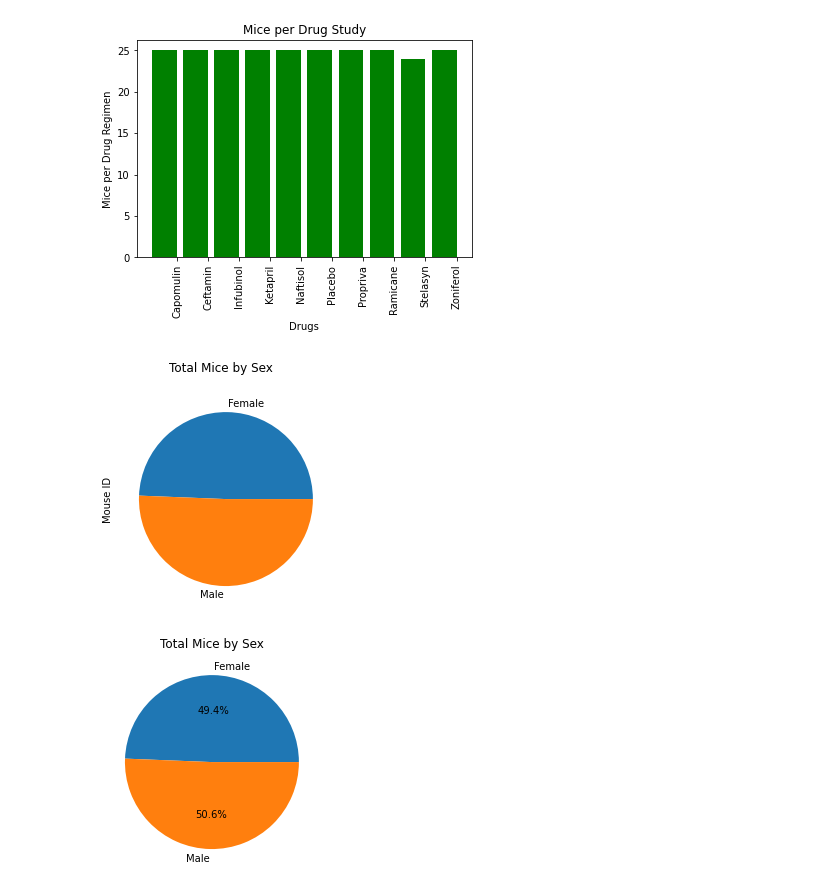
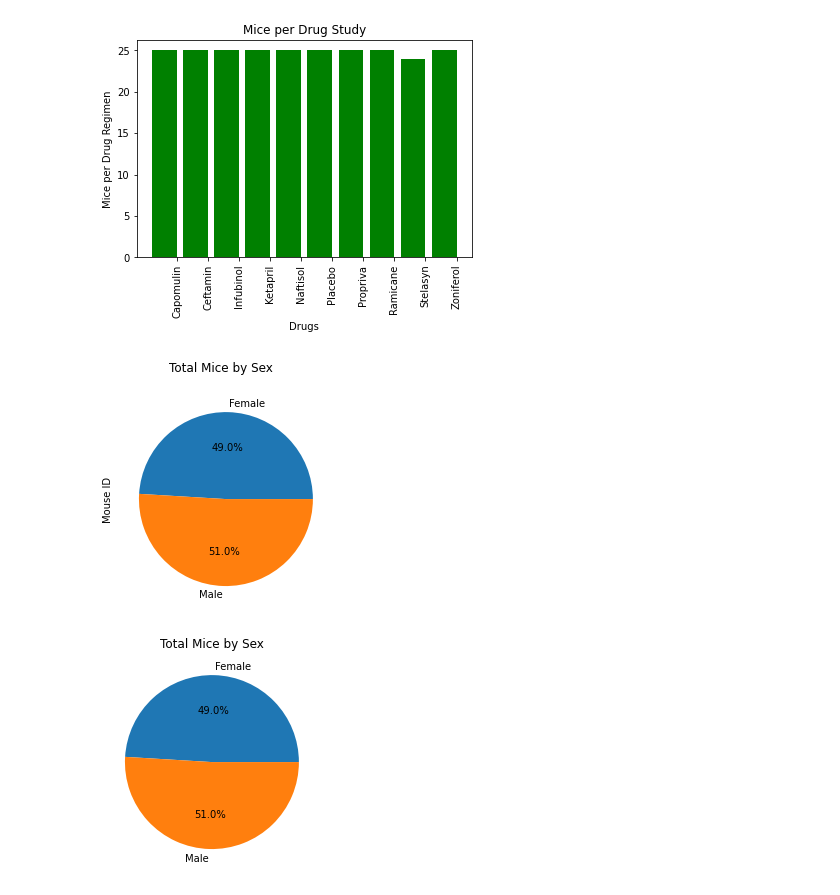
Before and after one commit to travisb98/Plotting_Pharmaceutical_Data, a Jupyter notebook: Pymaceuticals/pymaceuticals_starter.ipynb, the cells around one changed output. Cells and saved outputs as stored; diff of their text form; code cells hidden in the pictures.

Commit message:
realized i was droping duplicate rows instead of dropping rows associated with that specific mouse, fixed this problem.

```diff
--- a/Pymaceuticals/pymaceuticals_starter.ipynb
+++ b/Pymaceuticals/pymaceuticals_starter.ipynb
@@ -49,7 +49,11 @@ duplicate_mice
 | 137 | g989 | 0 | 45.0 | 0 | Propriva | Female | 21 | ... |
 # %%
 # Create a clean DataFrame by dropping the duplicate mouse by its ID.
-study_and_mouse_working=study_and_mouse_original.drop_duplicates(keep="first")
+# creates a dataframe of the rows that need to be dropped
+mice_to_drop=study_and_mouse_original.loc[study_and_mouse_original["Mouse ID"]=='g989',:]
+
+#drops rows based on index
+study_and_mouse_working=study_and_mouse_original.drop(labels=mice_to_drop.index,axis=0)
 study_and_mouse_working
 # %% [output]
 |  | Mouse ID | Timepoint | Tumor Volume (mm3) | Metastatic Sites | Drug Regimen | Sex | Age_months | ... |
@@ -153,11 +157,11 @@ plt.show()
 # %%
 # Generate a pie plot showing the distribution of female versus male mice using pandas
 
 #need to figure out how to remove "Mouse ID" from the graph and add the percentage
 sex_gbo=study_and_mouse_working.groupby("Sex")[['Mouse ID']].count()
-sex_pie=sex_gbo.plot(kind="pie",subplots="True",title=("Total Mice by Sex"),legend=False)
+sex_pie=sex_gbo.plot(kind="pie",subplots="True",title=("Total Mice by Sex"),legend=False,autopct="%1.1f%%")
 # %% [output]
-[figure, old version]
+[figure, new version]
 # %%
 # Generate a pie plot showing the distribution of female versus male mice using pyplot
 gender_gbo=study_and_mouse_working.groupby("Sex")[['Mouse ID']].count()
```
Also changed, not shown: parts of 5 cells of this notebook.
